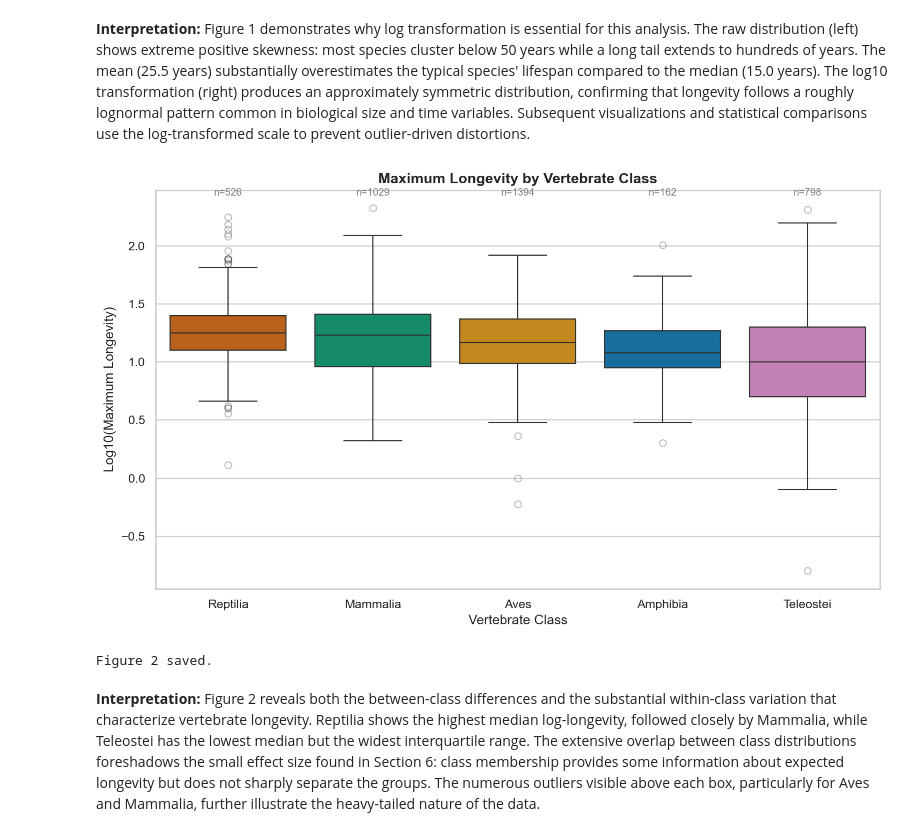
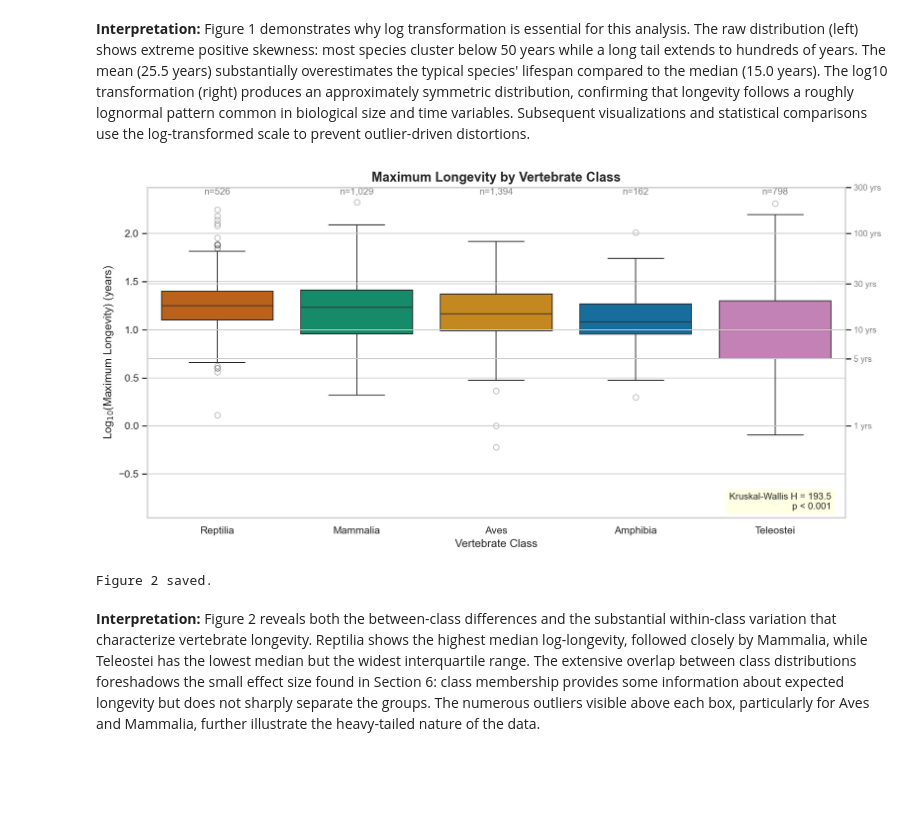
Before and after one commit to trwilcoxson/udacity-nd608-project2-statistics, a Jupyter notebook: analysis.ipynb, the cells around one changed output. Saved outputs shown, nothing was run; the diff lists cells and outputs as text; code cells hidden in the pictures; blank space fills up the shorter version.

```diff
--- a/analysis.ipynb
+++ b/analysis.ipynb
@@ -144,8 +164,8 @@ df = df.rename(columns=rename_map)
 df['log10_longevity'] = np.log10(df['max_longevity_yrs'])
 df['log10_adult_weight'] = np.log10(df['adult_weight_g'])
 
-# Define the five major vertebrate classes for comparative analysis
-VERTEBRATE_CLASSES = ['Mammalia', 'Aves', 'Teleostei', 'Reptilia', 'Amphibia']
+# Use shared CLASS_ORDER from setup cell
+VERTEBRATE_CLASSES = CLASS_ORDER
 
 print('Species per taxonomic class (top 10):')
 print(df['Class'].value_counts().head(10))
@@ -324,30 +364,44 @@ Subsequent visualizations and statistical comparisons use the log-transformed
 scale to prevent outlier-driven distortions.
 # %%
 # Figure 2: Longevity by Vertebrate Class (boxplot)
-# Visual comparison of class-level distributions, ordered by median longevity.
 top5_df = df[df['Class'].isin(VERTEBRATE_CLASSES)].copy()
 order = (top5_df.groupby('Class')['max_longevity_yrs']
          .median().sort_values(ascending=False).index)
 
-fig, ax = plt.subplots(figsize=(10, 6))
+fig, ax = plt.subplots(figsize=(12, 6))
+palette = [CLASS_COLORS[c] for c in order]
 sns.boxplot(data=top5_df, x='Class', y='log10_longevity', hue='Class',
-            order=order, palette='colorblind', legend=False,
+            order=order, palette=palette, legend=False,
             flierprops={'alpha': 0.3}, ax=ax)
 ax.set_xlabel('Vertebrate Class')
-ax.set_ylabel('Log10(Maximum Longevity)')
-ax.set_title('Maximum Longevity by Vertebrate Class', fontsize=13, fontweight='bold')
+ax.set_ylabel('Log$_{10}$(Maximum Longevity) (years)')
+ax.set_title('Maximum Longevity by Vertebrate Class', **SUPTITLE_KW)
 
-# Annotate each box with sample size
+# Sample size annotations above each box
 for i, cls in enumerate(order):
     n = top5_df[top5_df['Class'] == cls]['log10_longevity'].notna().sum()
-    ax.text(i, ax.get_ylim()[1] * 0.98, f'n={n}', ha='center', fontsize=9, color='gray')
+    ax.text(i, ax.get_ylim()[1] * 0.97, f'n={n:,}', ha='center',
+            fontsize=10, color='gray')
+
+# Back-transformed secondary y-axis (actual years)
+ax2 = ax.twinx()
+ax2.set_ylim(ax.get_ylim())
+tick_years = [1, 5, 10, 30, 100, 300]
+ax2.set_yticks([np.log10(y) for y in tick_years])
+ax2.set_yticklabels([f'{y} yrs' for y in tick_years], fontsize=9, color='gray')
+ax2.set_ylabel('')
+
+# Omnibus test annotation
+ax.text(0.98, 0.02, 'Kruskal-Wallis H = 193.5\np < 0.001',
+        transform=ax.transAxes, ha='right', va='bottom', fontsize=10,
+        bbox=dict(boxstyle='round,pad=0.4', facecolor='lightyellow', alpha=0.9))
 
 plt.tight_layout()
 plt.savefig(f'{FIGURES_DIR}fig2_longevity_by_class.png', bbox_inches='tight')
 plt.show()
 print('Figure 2 saved.')
 # %% [output]
-[figure, old version]
+[figure, new version]
 Figure 2 saved.
 # %% [markdown]
 **Interpretation:** Figure 2 reveals both the between-class differences and
```
Also changed, not shown: parts of 13 cells of this notebook, 8 other files.
